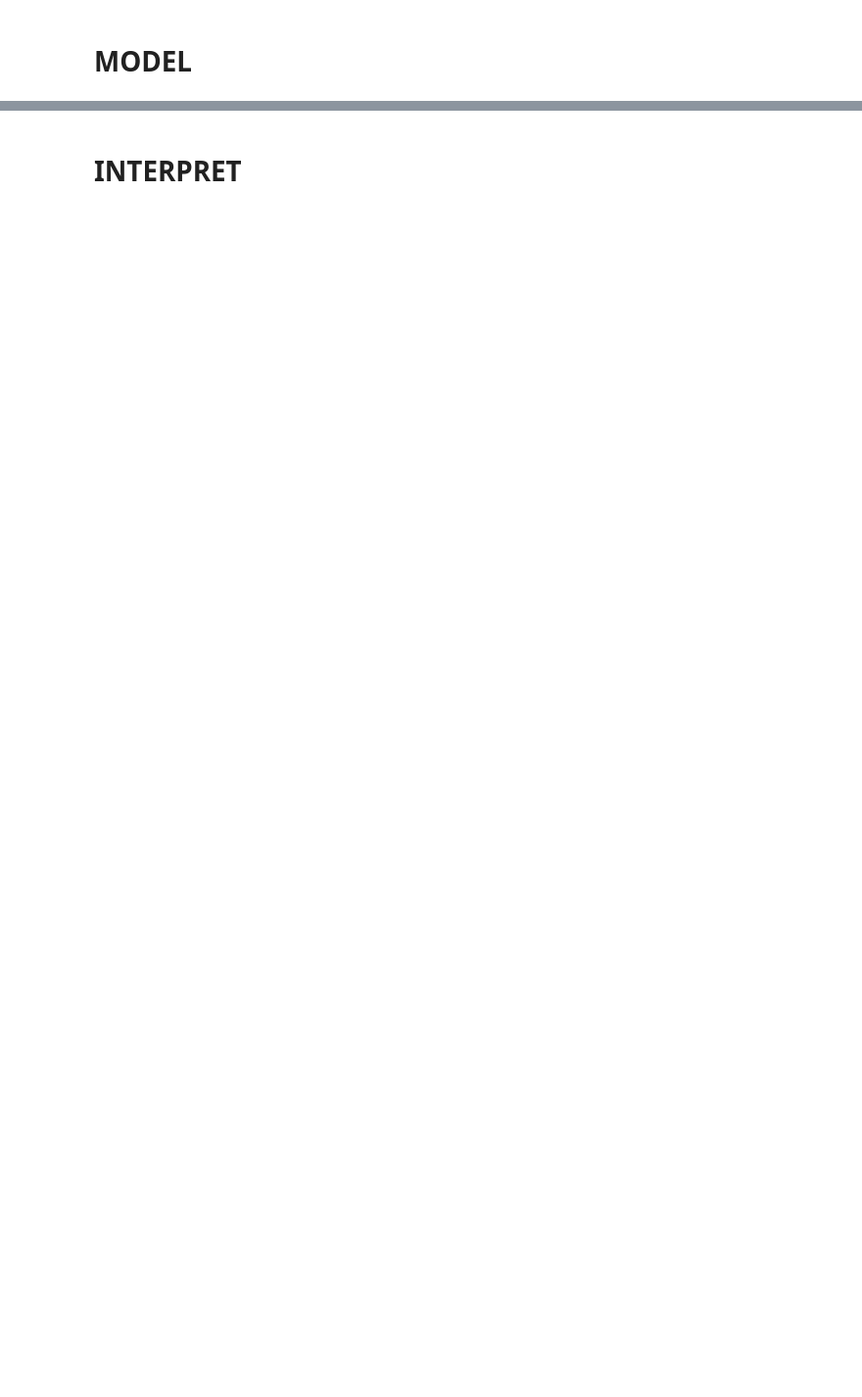
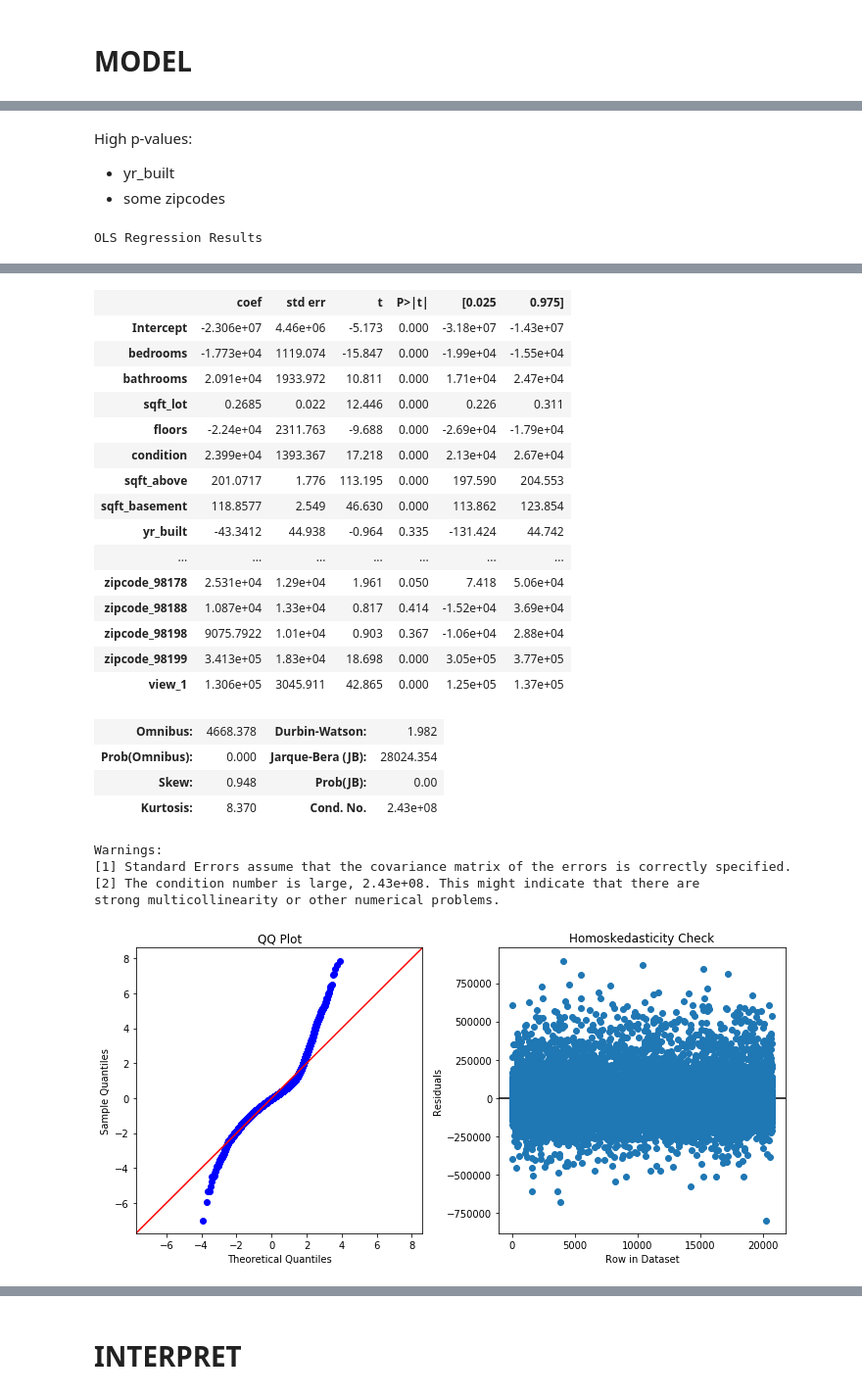
Before and after one commit to jhusney1/dsc-mod-2-project-v2-1-onl01-dtsc-ft-070620, a Jupyter notebook: student.ipynb, the cells around one changed output, grey strips where cells are left out. Shown at 98% size. Saved outputs shown, nothing was run; the diff lists cells and outputs as text; code cells hidden in the pictures; blank space fills up the shorter version.

```diff
--- a/student.ipynb
+++ b/student.ipynb
@@ -567,0 +612,4 @@ strong multicollinearity or other numerical problems.
+# %% [markdown]
+High p-values:
+- yr_built
+- some zipcodes
@@ -567,0 +619,33 @@ strong multicollinearity or other numerical problems.
+# %%
+def view_model(model,y_true=None):
+
+    display(model.summary())
+    resids = model.resid
+
+    ## Plot
+    fig,ax = plt.subplots(ncols=2,figsize=(10,5))
+
+    ## QQ PLOT
+    sm.graphics.qqplot(resids, stats.distributions.norm,
+              fit=True, line='45',ax=ax[0])
+    ax[0].set_title('QQ Plot')
+
+
+    ## plot to test Homoskedasticity
+    xs = np.linspace(0,len(resids),len(resids))
+    xlabel = 'Row in Dataset'
+    font_dict = dict(rotation = 0)
+
+    ## Plot residuals
+    ax[1].scatter(x=xs,y=resids)
+    ax[1].axhline(0,color='k',zorder=-1)
+
+    ax[1].set(ylabel='Residuals',title='Homoskedasticity Check',
+              xlabel=xlabel)
+
+    plt.tight_layout()
+    plt.show()
+# %%
+view_model(model)
+# %% [output]
+OLS Regression Results
@@ -567,0 +661,25 @@ strong multicollinearity or other numerical problems.
+|  | coef | std err | t | P>|t| | [0.025 | 0.975] |
+| Intercept | -2.306e+07 | 4.46e+06 | -5.173 | 0.000 | -3.18e+07 | -1.43e+07 |
+| bedrooms | -1.773e+04 | 1119.074 | -15.847 | 0.000 | -1.99e+04 | -1.55e+04 |
+| bathrooms | 2.091e+04 | 1933.972 | 10.811 | 0.000 | 1.71e+04 | 2.47e+04 |
+| sqft_lot | 0.2685 | 0.022 | 12.446 | 0.000 | 0.226 | 0.311 |
+| floors | -2.24e+04 | 2311.763 | -9.688 | 0.000 | -2.69e+04 | -1.79e+04 |
+| condition | 2.399e+04 | 1393.367 | 17.218 | 0.000 | 2.13e+04 | 2.67e+04 |
+| sqft_above | 201.0717 | 1.776 | 113.195 | 0.000 | 197.590 | 204.553 |
+| sqft_basement | 118.8577 | 2.549 | 46.630 | 0.000 | 113.862 | 123.854 |
+| yr_built | -43.3412 | 44.938 | -0.964 | 0.335 | -131.424 | 44.742 |
+| ... | ... | ... | ... | ... | ... | ... |
+| zipcode_98178 | 2.531e+04 | 1.29e+04 | 1.961 | 0.050 | 7.418 | 5.06e+04 |
+| zipcode_98188 | 1.087e+04 | 1.33e+04 | 0.817 | 0.414 | -1.52e+04 | 3.69e+04 |
+| zipcode_98198 | 9075.7922 | 1.01e+04 | 0.903 | 0.367 | -1.06e+04 | 2.88e+04 |
+| zipcode_98199 | 3.413e+05 | 1.83e+04 | 18.698 | 0.000 | 3.05e+05 | 3.77e+05 |
+| view_1 | 1.306e+05 | 3045.911 | 42.865 | 0.000 | 1.25e+05 | 1.37e+05 |
+| Omnibus: | 4668.378 | Durbin-Watson: | 1.982 |
+| Prob(Omnibus): | 0.000 | Jarque-Bera (JB): | 28024.354 |
+| Skew: | 0.948 | Prob(JB): | 0.00 |
+| Kurtosis: | 8.370 | Cond. No. | 2.43e+08 |
+Warnings:
+[1] Standard Errors assume that the covariance matrix of the errors is correctly specified.
+[2] The condition number is large, 2.43e+08. This might indicate that there are
+strong multicollinearity or other numerical problems.
+[figure, added]
```
Also changed, not shown: parts of 76 cells of this notebook, 1 other file.
